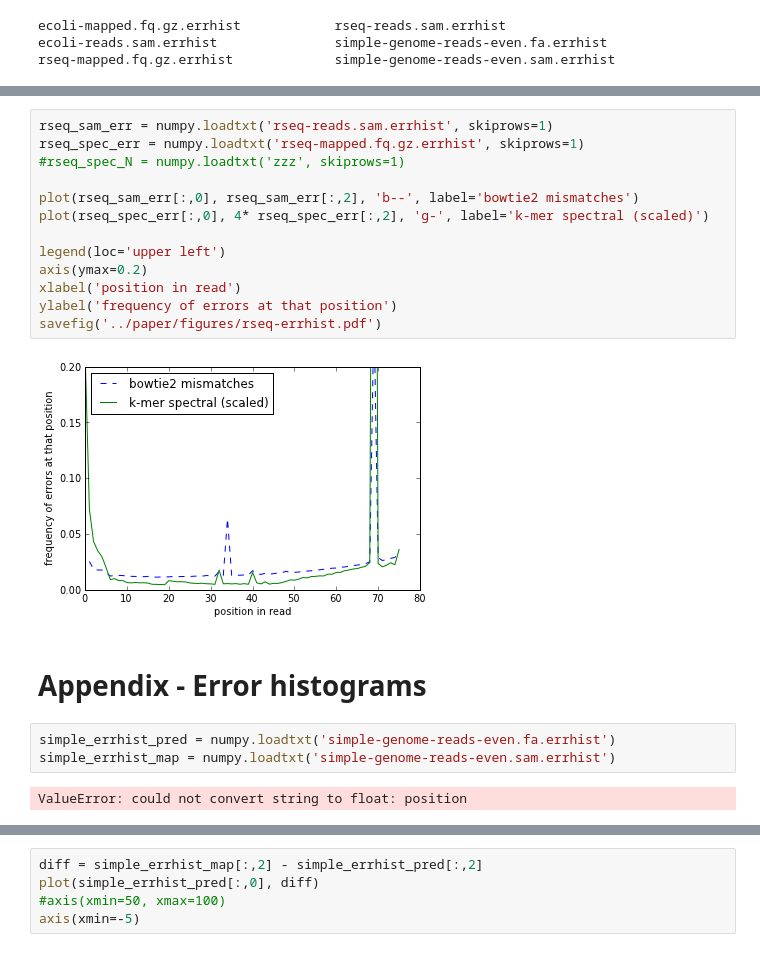
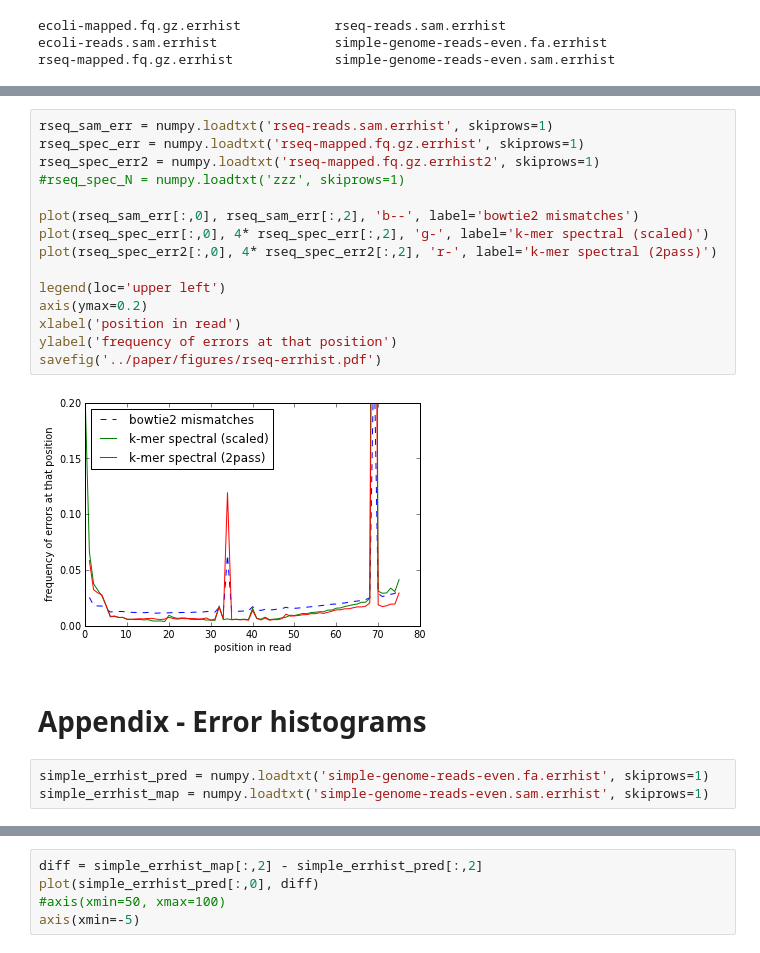
Before and after one commit to ctb/2014-streaming, a Jupyter notebook: pipeline/figures.ipynb, the cells around one changed output, grey strips where cells are left out. Cells and saved outputs as stored; diff of their text form.

```diff
--- a/pipeline/figures.ipynb
+++ b/pipeline/figures.ipynb
@@ -54,25 +54,25 @@ savefig('../paper/figures/ecoli-errhist.pdf')
 # %%
 rseq_sam_err = numpy.loadtxt('rseq-reads.sam.errhist', skiprows=1)
 rseq_spec_err = numpy.loadtxt('rseq-mapped.fq.gz.errhist', skiprows=1)
+rseq_spec_err2 = numpy.loadtxt('rseq-mapped.fq.gz.errhist2', skiprows=1)
 #rseq_spec_N = numpy.loadtxt('zzz', skiprows=1)
 
 plot(rseq_sam_err[:,0], rseq_sam_err[:,2], 'b--', label='bowtie2 mismatches')
 plot(rseq_spec_err[:,0], 4* rseq_spec_err[:,2], 'g-', label='k-mer spectral (scaled)')
+plot(rseq_spec_err2[:,0], 4* rseq_spec_err2[:,2], 'r-', label='k-mer spectral (2pass)')
 
 legend(loc='upper left')
 axis(ymax=0.2)
 xlabel('position in read')
 ylabel('frequency of errors at that position')
 savefig('../paper/figures/rseq-errhist.pdf')
 # %% [output]
-[figure, old version]
+[figure, new version]
 # %% [markdown]
 # Appendix - Error histograms
 # %%
-simple_errhist_pred = numpy.loadtxt('simple-genome-reads-even.fa.errhist')
-simple_errhist_map = numpy.loadtxt('simple-genome-reads-even.sam.errhist')
+simple_errhist_pred = numpy.loadtxt('simple-genome-reads-even.fa.errhist', skiprows=1)
+simple_errhist_map = numpy.loadtxt('simple-genome-reads-even.sam.errhist', skiprows=1)
-# %% [output]
-ValueError: could not convert string to float: position
 # %%
 plot(simple_errhist_pred[:,0], simple_errhist_pred[:,2])
 plot(simple_errhist_map[:,0], simple_errhist_map[:,2])
```
Also changed, not shown: parts of 4 cells of this notebook, 15 other files.
